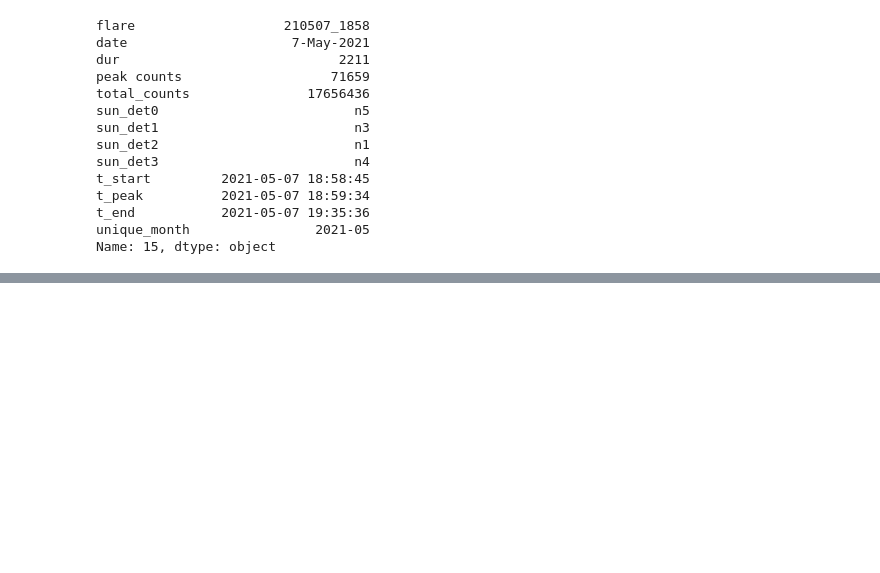
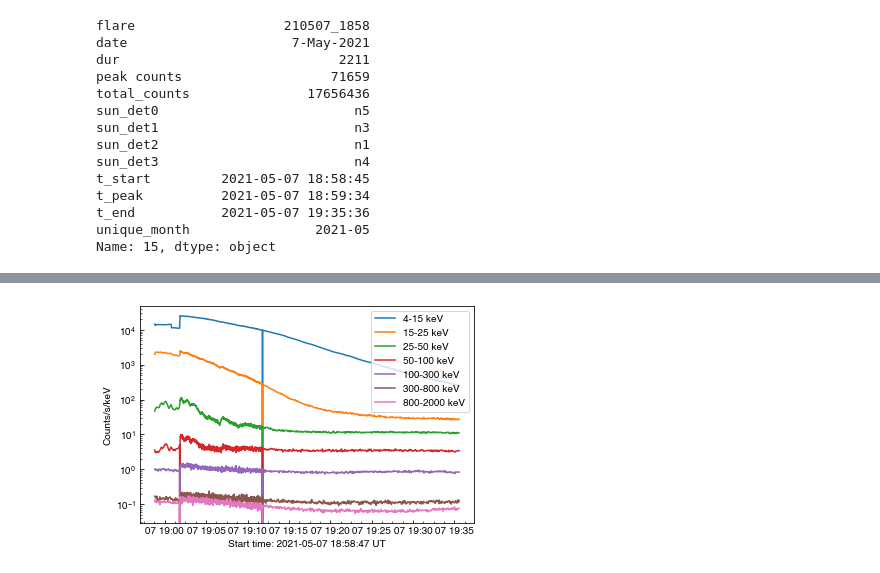
Before and after one commit to hayesla/stix_directivity_analysis, a Jupyter notebook: combining_flare_lists.ipynb, the cells around one changed output, grey strips where cells are left out. Saved outputs shown, nothing was run; the diff lists cells and outputs as text; code cells hidden in the pictures; blank space fills up the shorter version.

```diff
--- a/combining_flare_lists.ipynb
+++ b/combining_flare_lists.ipynb
@@ -162,0 +223,5 @@ swpc_flarelist_20100101-20220717_concat.csv
+# %%
+query2 =Fido.search(a.Time(tstart, tend), a.Instrument.gbm,
+                    a.Resolution("cspec"), a.Detector("n5"))
+# %%
+gbm_files = Fido.fetch(query2)
@@ -162,0 +243,3 @@ swpc_flarelist_20100101-20220717_concat.csv
+# %%
+gbm_lc.plot()
+# %% [output]
@@ -162,0 +247 @@ swpc_flarelist_20100101-20220717_concat.csv
+[figure, added]
```
Also changed, not shown: parts of 24 cells of this notebook, 3 other files.
